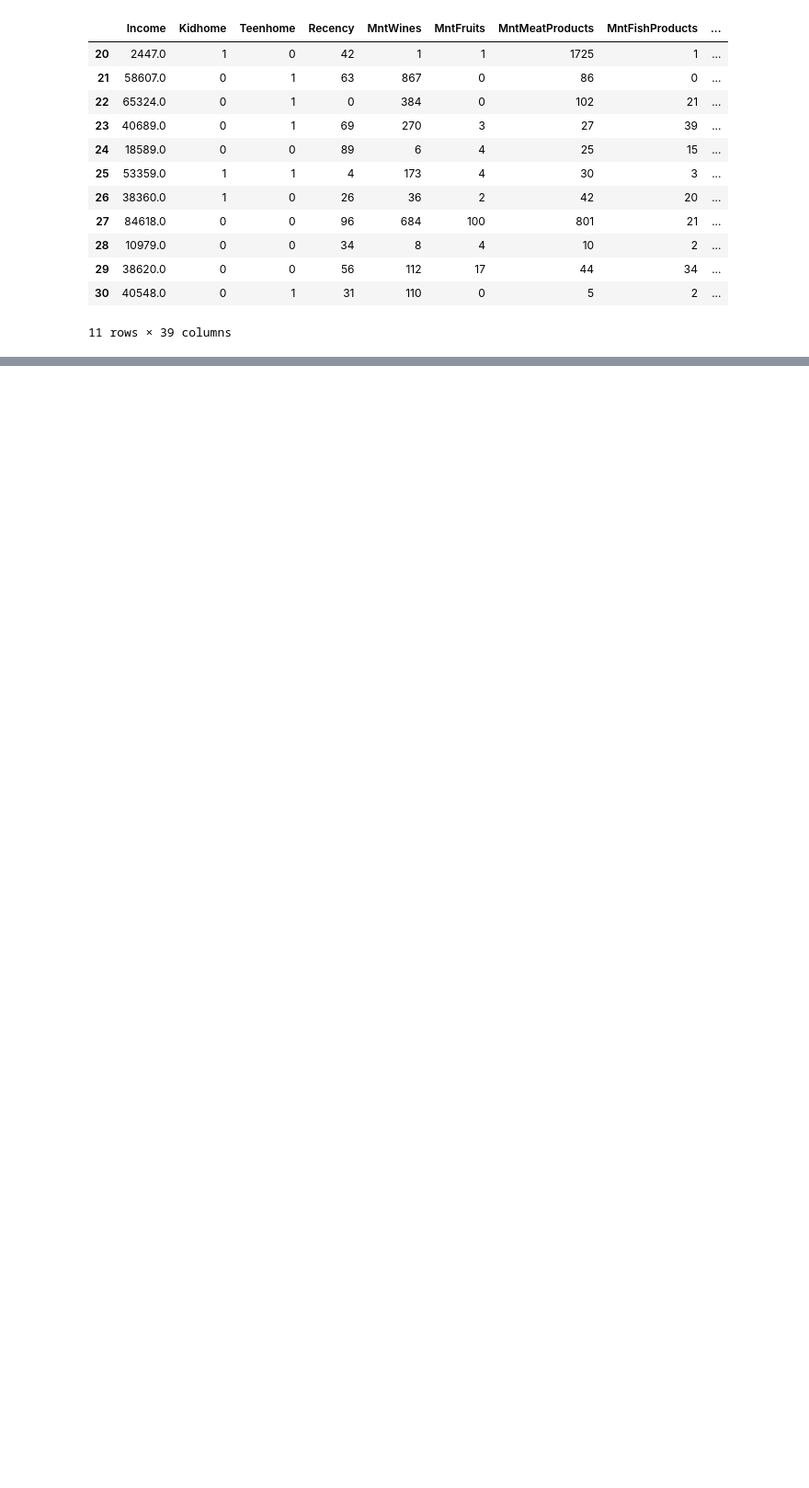
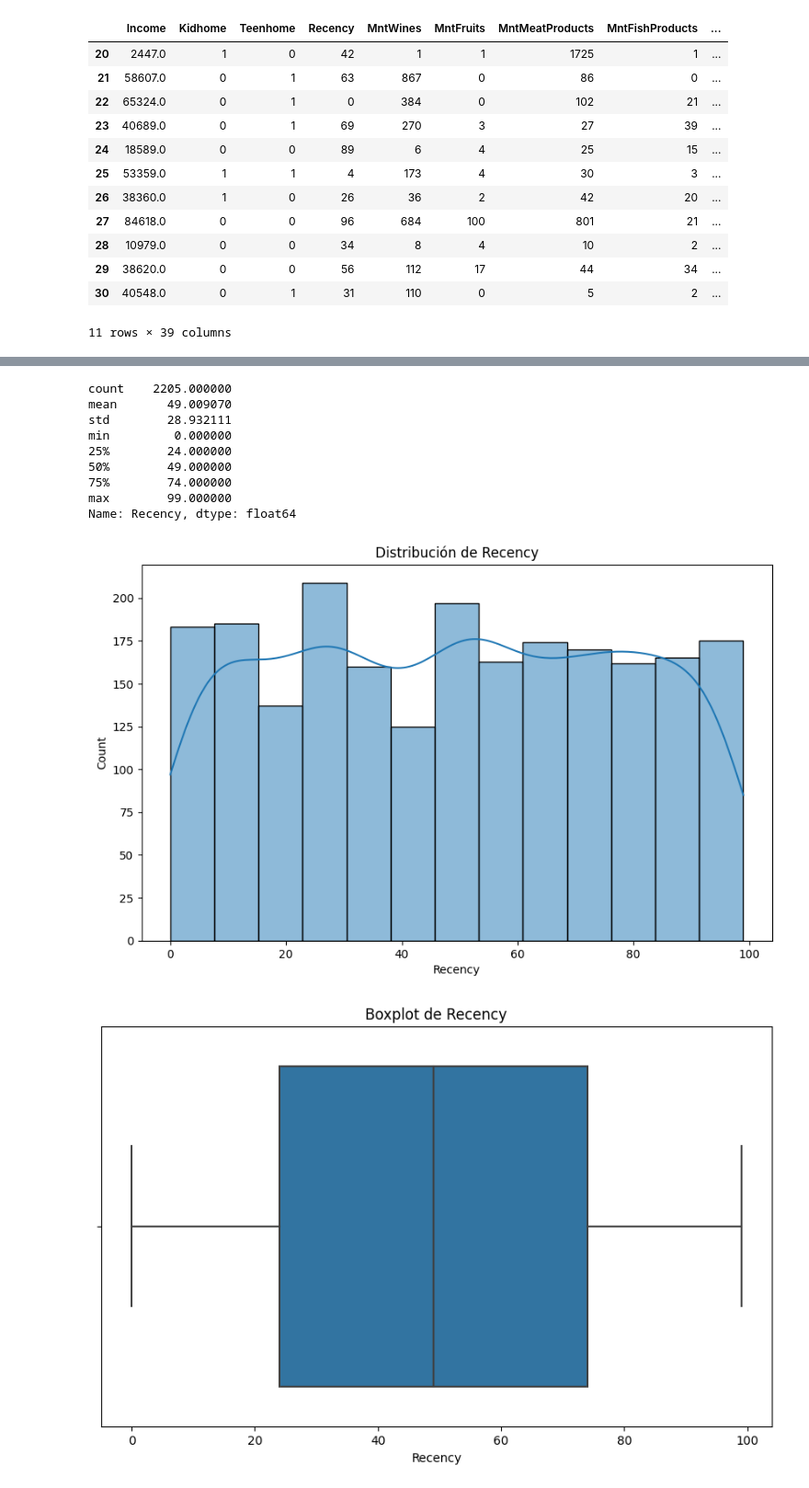
Before and after one commit to Izainea/mercadeia, a Jupyter notebook: 02_primer_cuaderno.ipynb, the cells around one changed output, grey strips where cells are left out. Shown at 92% size. Cells and saved outputs as stored; diff of their text form; code cells hidden in the pictures; blank space fills up the shorter version.

```diff
--- a/02_primer_cuaderno.ipynb
+++ b/02_primer_cuaderno.ipynb
@@ -93,0 +105,27 @@ NameError: name 'df' is not defined
+# %%
+## Describe la variable 'Recency'
+print(df['Recency'].describe())
+
+# Histograma de la variable 'Recency'
+plt.figure(figsize=(10, 6))
+sns.histplot(df['Recency'], kde=True)
+plt.title('Distribución de Recency')
+plt.show()
+
+# Boxplot de la variable 'Recency'
+plt.figure(figsize=(10, 6))
+sns.boxplot(x=df['Recency'])
+plt.title('Boxplot de Recency')
+plt.show()
+# %% [output]
+count    2205.000000
+mean       49.009070
+std        28.932111
+min         0.000000
+25%        24.000000
+50%        49.000000
+75%        74.000000
+max        99.000000
+Name: Recency, dtype: float64
+[figure, added]
+[figure, added]
```
Also changed, not shown: parts of 14 cells of this notebook, 36 other files.
